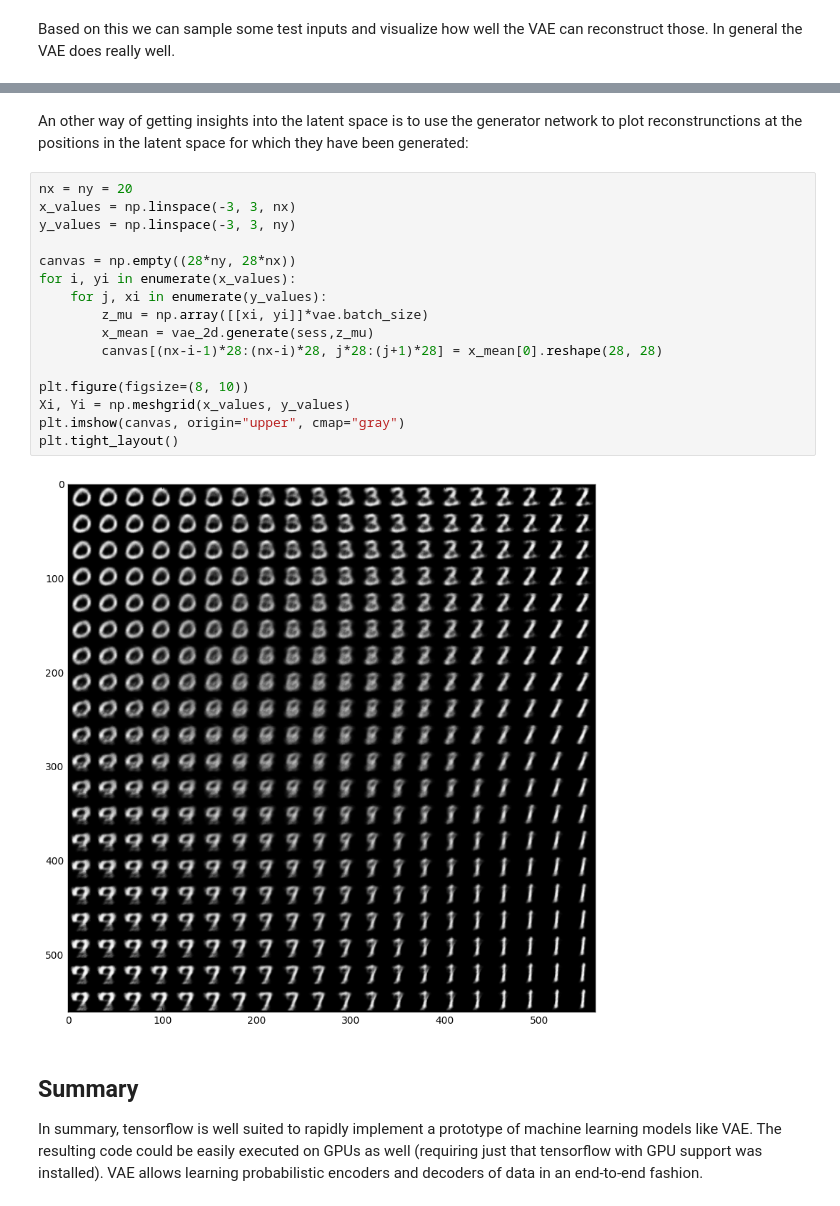
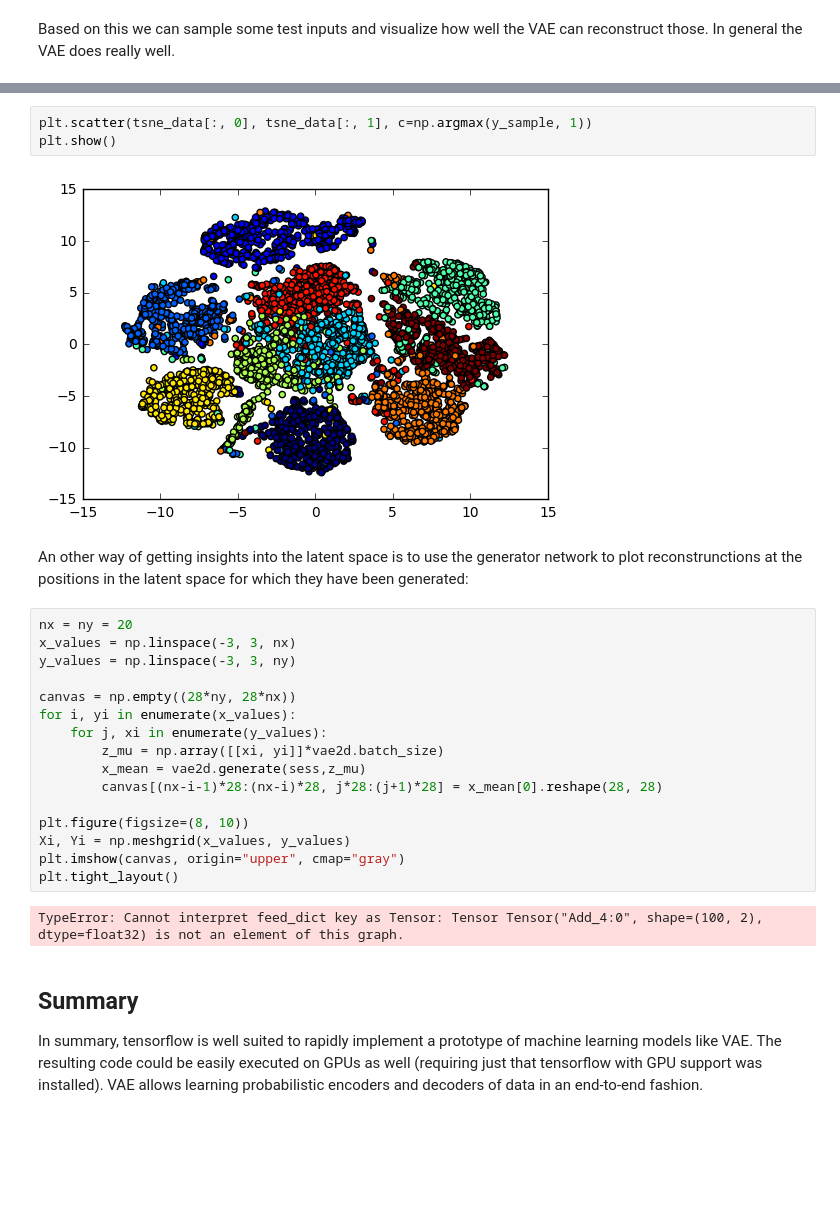
Before and after one commit to Duncanswilson/va_localization, a Jupyter notebook: models/jans_mnist_va.ipynb, the cells around one changed output, grey strips where cells are left out. Cells and saved outputs as stored; diff of their text form; blank space fills up the shorter version.

```diff
--- a/models/jans_mnist_va.ipynb
+++ b/models/jans_mnist_va.ipynb
@@ -290,3 +338,8 @@ plt.grid()
+# %%
+plt.scatter(tsne_data[:, 0], tsne_data[:, 1], c=np.argmax(y_sample, 1))
+plt.show()
+# %% [output]
+[figure, added]
 # %% [markdown]
 An other way of getting insights into the latent space is to use the generator network to plot reconstrunctions at the positions in the latent space for which they have been generated:
 # %%
@@ -297,8 +350,8 @@ y_values = np.linspace(-3, 3, ny)
 canvas = np.empty((28*ny, 28*nx))
 for i, yi in enumerate(x_values):
     for j, xi in enumerate(y_values):
-        z_mu = np.array([[xi, yi]]*vae.batch_size)
-        x_mean = vae_2d.generate(sess,z_mu)
+        z_mu = np.array([[xi, yi]]*vae2d.batch_size)
+        x_mean = vae2d.generate(sess,z_mu)
         canvas[(nx-i-1)*28:(nx-i)*28, j*28:(j+1)*28] = x_mean[0].reshape(28, 28)
 
 plt.figure(figsize=(8, 10))
@@ -306,7 +359,7 @@ Xi, Yi = np.meshgrid(x_values, y_values)
 plt.imshow(canvas, origin="upper", cmap="gray")
 plt.tight_layout()
 # %% [output]
-[figure, removed]
+TypeError: Cannot interpret feed_dict key as Tensor: Tensor Tensor("Add_4:0", shape=(100, 2), dtype=float32) is not an element of this graph.
 # %% [markdown]
 ## Summary
 In summary, tensorflow is well suited to rapidly implement a prototype of machine learning models like VAE. The resulting code could be easily executed on GPUs as well (requiring just that tensorflow with GPU support was installed). VAE allows learning probabilistic encoders and decoders of data in an end-to-end fashion.
```
Also changed, not shown: parts of 13 cells of this notebook.
